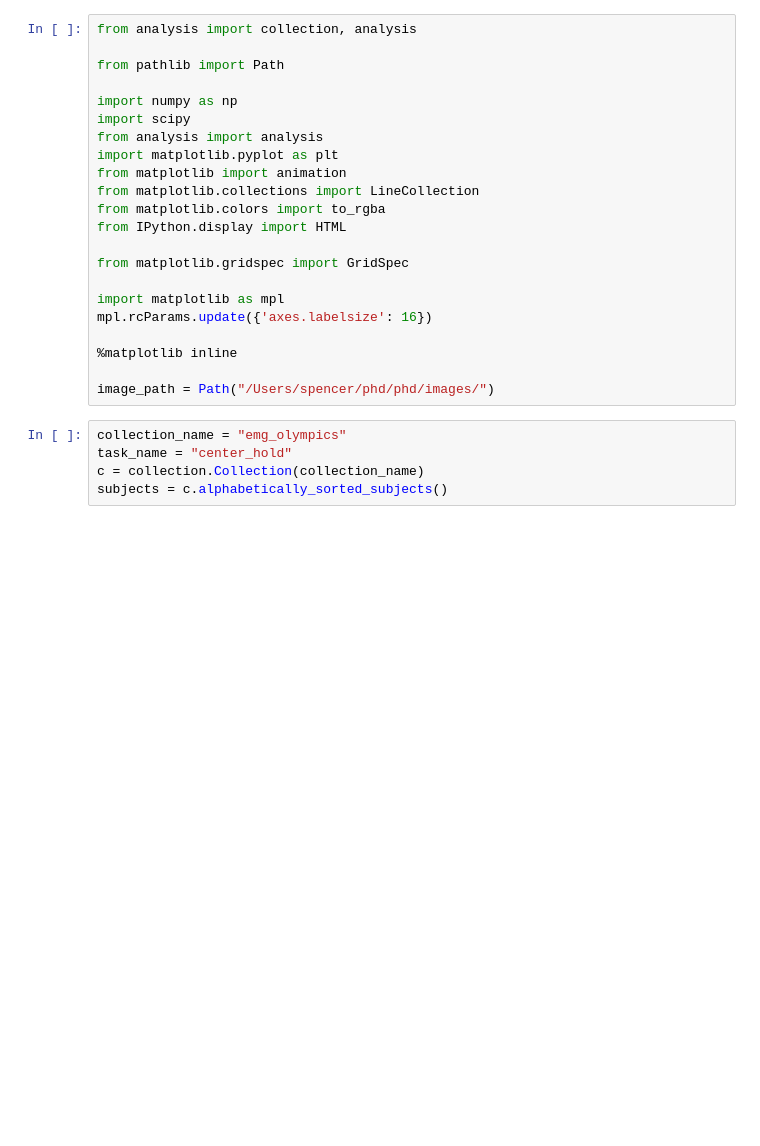
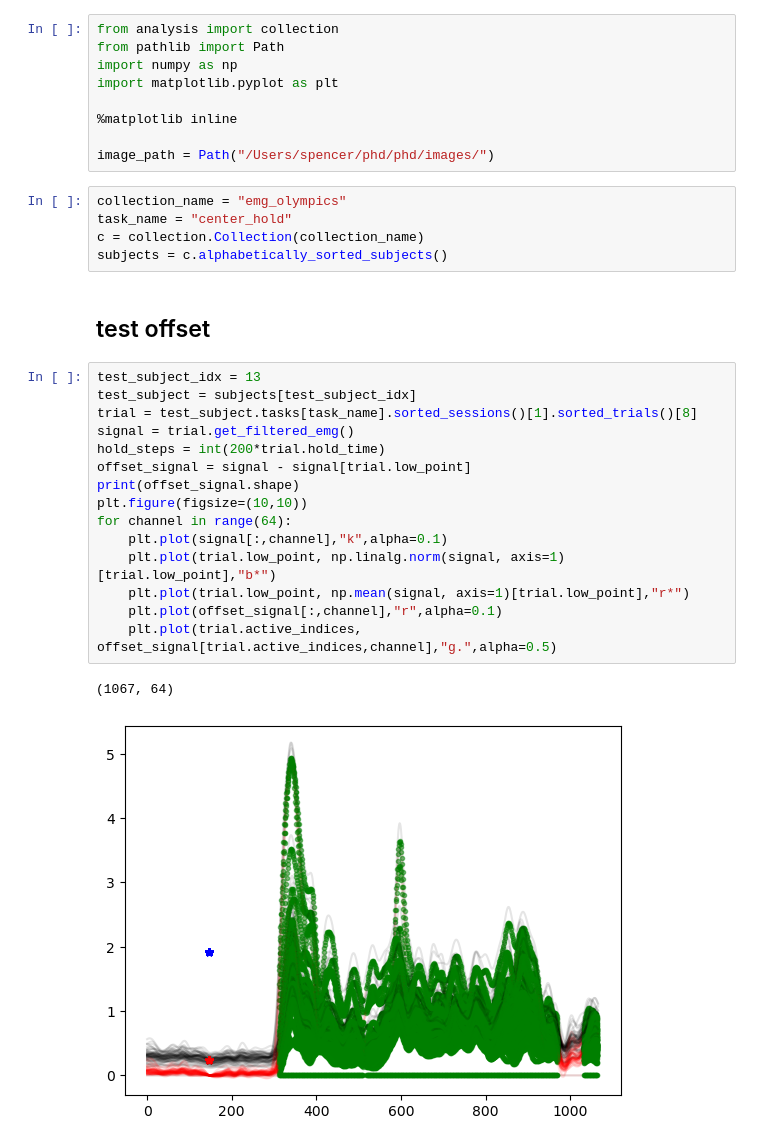
Before and after one commit to spewil/phd, a Jupyter notebook: analysis/notebooks/process_trial_data.ipynb, the cells around one changed output. Saved outputs shown, nothing was run; the diff lists cells and outputs as text; blank space fills up the shorter version.

```diff
--- a/analysis/notebooks/process_trial_data.ipynb
+++ b/analysis/notebooks/process_trial_data.ipynb
@@ -3,23 +3,10 @@ import sys
 if not '..' in sys.path:
     sys.path.append('..')
 # %%
-from analysis import collection, analysis
-
+from analysis import collection
 from pathlib import Path
-
 import numpy as np
-import scipy
-from analysis import analysis
 import matplotlib.pyplot as plt
-from matplotlib import animation
-from matplotlib.collections import LineCollection
-from matplotlib.colors import to_rgba
-from IPython.display import HTML
-
-from matplotlib.gridspec import GridSpec
-
-import matplotlib as mpl
-mpl.rcParams.update({'axes.labelsize': 16})
 
 %matplotlib inline
 
@@ -29,3 +16,23 @@ collection_name = "emg_olympics"
 task_name = "center_hold"
 c = collection.Collection(collection_name)
 subjects = c.alphabetically_sorted_subjects()
+# %% [markdown]
+## test offset
+# %%
+test_subject_idx = 13
+test_subject = subjects[test_subject_idx]
+trial = test_subject.tasks[task_name].sorted_sessions()[1].sorted_trials()[8]
+signal = trial.get_filtered_emg()
+hold_steps = int(200*trial.hold_time)
+offset_signal = signal - signal[trial.low_point]
+print(offset_signal.shape)
+plt.figure(figsize=(10,10))
+for channel in range(64):
+    plt.plot(signal[:,channel],"k",alpha=0.1)
+    plt.plot(trial.low_point, np.linalg.norm(signal, axis=1)[trial.low_point],"b*")
+    plt.plot(trial.low_point, np.mean(signal, axis=1)[trial.low_point],"r*")
+    plt.plot(offset_signal[:,channel],"r",alpha=0.1)
+    plt.plot(trial.active_indices, offset_signal[trial.active_indices,channel],"g.",alpha=0.5)
+# %% [output]
+(1067, 64)
+[figure, added]
```
Also changed, not shown: parts of 5 cells of this notebook, 24 other files.
